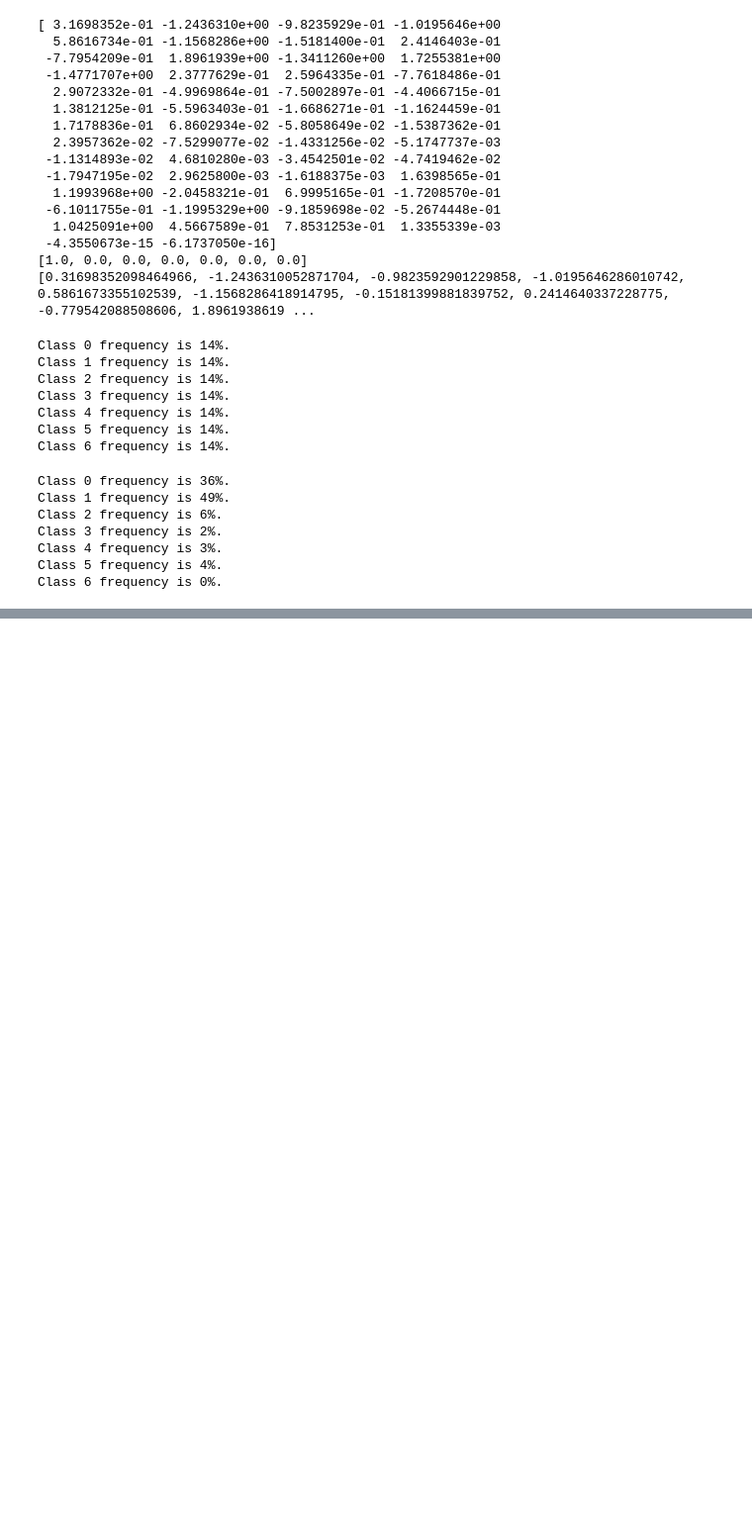
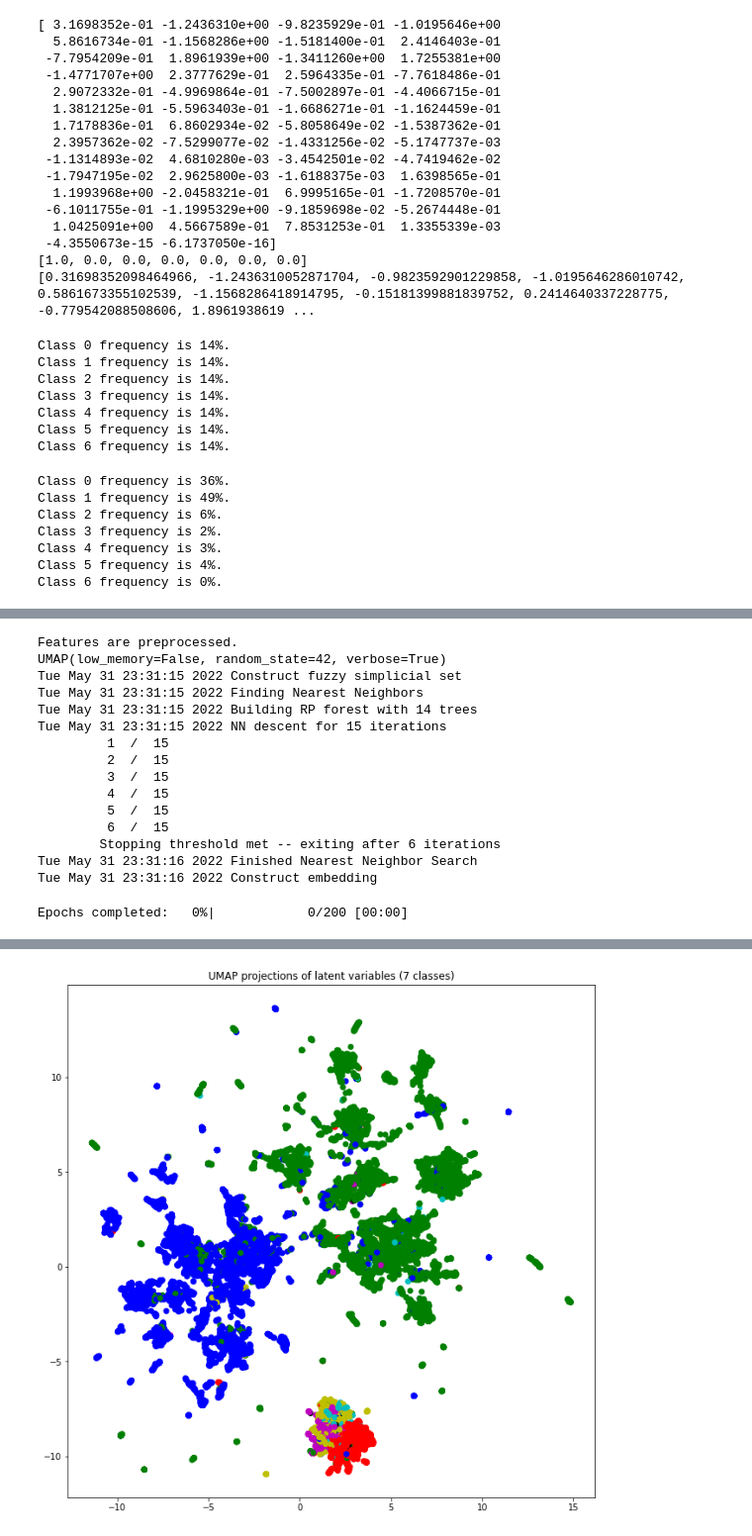
Before and after one commit to bond005/tabular_deep_learning, a Jupyter notebook: vae_cls.ipynb, the cells around one changed output, grey strips where cells are left out. Shown at 99% size. Drawn from its saved outputs; the diff is of its cells as text; code cells hidden in the pictures; blank space fills up the shorter version.

```diff
--- a/vae_cls.ipynb
+++ b/vae_cls.ipynb
@@ -839,0 +976,32 @@ weighted avg     0.9712    0.9711    0.9711     29051
+# %%
+show_classes(
+    features=reduce_dimensions_of_data(
+        calculate_projections(
+            X=X_test,
+            encoder=encoding_nn,
+            n_samples=1,
+            batch_size=MINIBATCH_SIZE_FOR_INFERENCE
+        )[0]
+    ),
+    targets=y_test,
+    class_colors=COLORS_OF_CLASSES,
+    title='latent variables',
+    figure_id=6
+)
+# %% [output]
+Features are preprocessed.
+UMAP(low_memory=False, random_state=42, verbose=True)
+Tue May 31 23:31:15 2022 Construct fuzzy simplicial set
+Tue May 31 23:31:15 2022 Finding Nearest Neighbors
+Tue May 31 23:31:15 2022 Building RP forest with 14 trees
+Tue May 31 23:31:15 2022 NN descent for 15 iterations
+         1  /  15
+         2  /  15
+         3  /  15
+         4  /  15
+         5  /  15
+         6  /  15
+        Stopping threshold met -- exiting after 6 iterations
+Tue May 31 23:31:16 2022 Finished Nearest Neighbor Search
+Tue May 31 23:31:16 2022 Construct embedding
+Epochs completed:   0%|            0/200 [00:00]
@@ -839,0 +1010 @@ weighted avg     0.9712    0.9711    0.9711     29051
+[figure, added]
```
Also changed, not shown: parts of 27 cells of this notebook.
